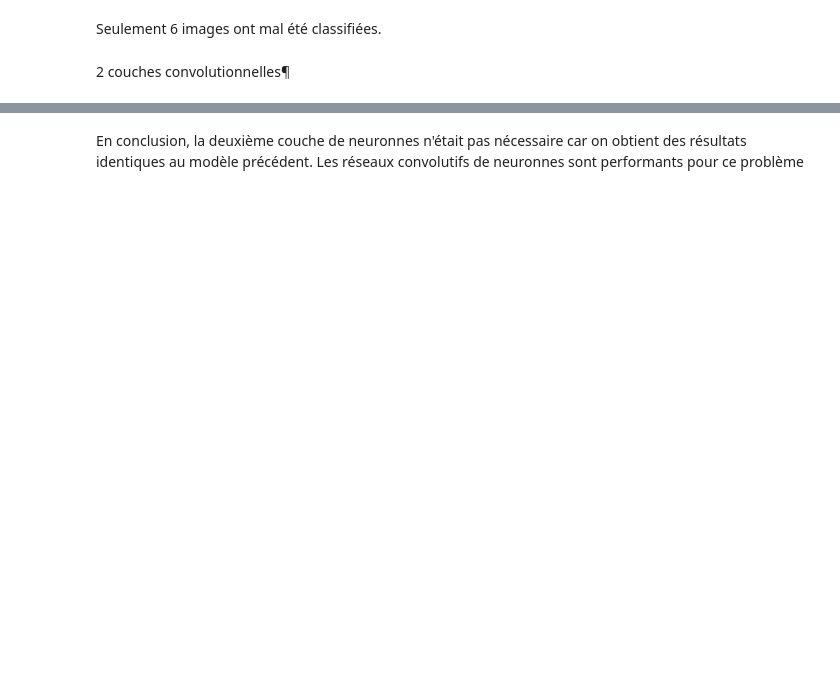
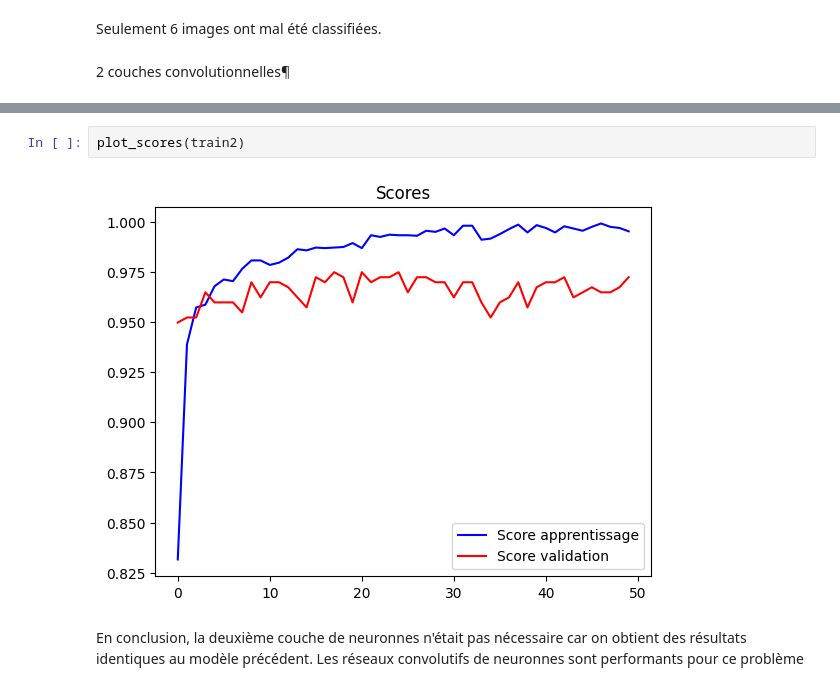
Before and after one commit to ellupallo/Kuvat_ja_mallinnus, a Jupyter notebook: keuhkokuva.ipynb, the cells around one changed output, grey strips where cells are left out. Drawn from its saved outputs; the diff is of its cells as text; blank space fills up the shorter version.

```diff
--- a/keuhkokuva.ipynb
+++ b/keuhkokuva.ipynb
@@ -428,2 +507,6 @@ Score : 96.48%
+# %%
+plot_scores(train2)
+# %% [output]
+[figure, added]
 # %% [markdown]
 En conclusion, la deuxième couche de neuronnes n'était pas nécessaire car on obtient des résultats identiques au modèle précédent. Les réseaux convolutifs de neuronnes sont performants pour ce problème
```
Also changed, not shown: parts of 32 cells of this notebook, 3 other files.
